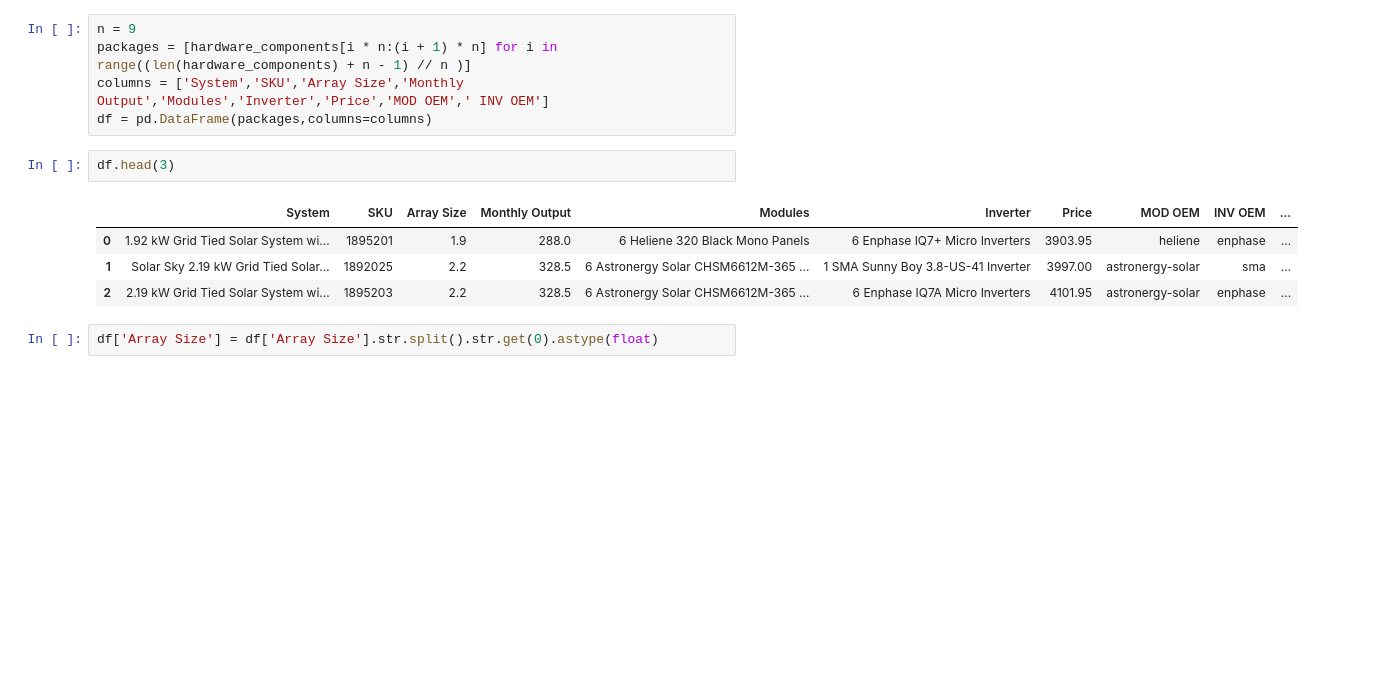
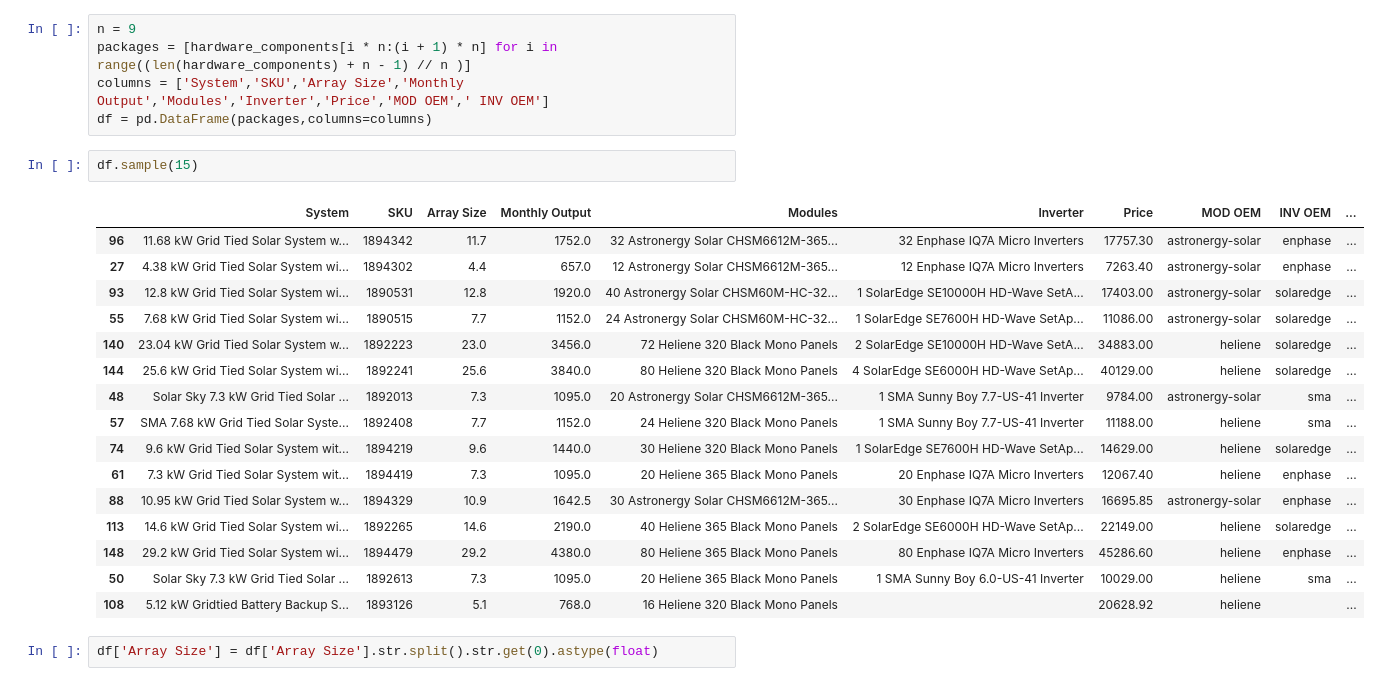
Before and after one commit to tahentx/pv_hardware, a Jupyter notebook: module_price_prediction.ipynb, the cells around one changed output. Cells and saved outputs as stored; diff of their text form; blank space fills up the shorter version.

```diff
--- a/module_price_prediction.ipynb
+++ b/module_price_prediction.ipynb
@@ -44,13 +43,25 @@ n = 9
 packages = [hardware_components[i * n:(i + 1) * n] for i in range((len(hardware_components) + n - 1) // n )]
 columns = ['System','SKU','Array Size','Monthly Output','Modules','Inverter','Price','MOD OEM',' INV OEM']
 df = pd.DataFrame(packages,columns=columns)
-# %%
-df.head(3)
-# %% [output]
-|  | System | SKU | Array Size | Monthly Output | Modules | Inverter | Price | MOD OEM | INV OEM | ... |
-| 0 | 1.92 kW Grid Tied Solar System wi... | 1895201 | 1.9 | 288.0 | 6 Heliene 320 Black Mono Panels | 6 Enphase IQ7+ Micro Inverters | 3903.95 | heliene | enphase | ... |
-| 1 | Solar Sky 2.19 kW Grid Tied Solar... | 1892025 | 2.2 | 328.5 | 6 Astronergy Solar CHSM6612M-365 ... | 1 SMA Sunny Boy 3.8-US-41 Inverter | 3997.00 | astronergy-solar | sma | ... |
-| 2 | 2.19 kW Grid Tied Solar System wi... | 1895203 | 2.2 | 328.5 | 6 Astronergy Solar CHSM6612M-365 ... | 6 Enphase IQ7A Micro Inverters | 4101.95 | astronergy-solar | enphase | ... |
+# %%
+df.sample(15)
+# %% [output]
+|  | System | SKU | Array Size | Monthly Output | Modules | Inverter | Price | MOD OEM | INV OEM | ... |
+| 96 | 11.68 kW Grid Tied Solar System w... | 1894342 | 11.7 | 1752.0 | 32 Astronergy Solar CHSM6612M-365... | 32 Enphase IQ7A Micro Inverters | 17757.30 | astronergy-solar | enphase | ... |
+| 27 | 4.38 kW Grid Tied Solar System wi... | 1894302 | 4.4 | 657.0 | 12 Astronergy Solar CHSM6612M-365... | 12 Enphase IQ7A Micro Inverters | 7263.40 | astronergy-solar | enphase | ... |
+| 93 | 12.8 kW Grid Tied Solar System wi... | 1890531 | 12.8 | 1920.0 | 40 Astronergy Solar CHSM60M-HC-32... | 1 SolarEdge SE10000H HD-Wave SetA... | 17403.00 | astronergy-solar | solaredge | ... |
+| 55 | 7.68 kW Grid Tied Solar System wi... | 1890515 | 7.7 | 1152.0 | 24 Astronergy Solar CHSM60M-HC-32... | 1 SolarEdge SE7600H HD-Wave SetAp... | 11086.00 | astronergy-solar | solaredge | ... |
+| 140 | 23.04 kW Grid Tied Solar System w... | 1892223 | 23.0 | 3456.0 | 72 Heliene 320 Black Mono Panels | 2 SolarEdge SE10000H HD-Wave SetA... | 34883.00 | heliene | solaredge | ... |
+| 144 | 25.6 kW Grid Tied Solar System wi... | 1892241 | 25.6 | 3840.0 | 80 Heliene 320 Black Mono Panels | 4 SolarEdge SE6000H HD-Wave SetAp... | 40129.00 | heliene | solaredge | ... |
+| 48 | Solar Sky 7.3 kW Grid Tied Solar ... | 1892013 | 7.3 | 1095.0 | 20 Astronergy Solar CHSM6612M-365... | 1 SMA Sunny Boy 7.7-US-41 Inverter | 9784.00 | astronergy-solar | sma | ... |
+| 57 | SMA 7.68 kW Grid Tied Solar Syste... | 1892408 | 7.7 | 1152.0 | 24 Heliene 320 Black Mono Panels | 1 SMA Sunny Boy 7.7-US-41 Inverter | 11188.00 | heliene | sma | ... |
+| 74 | 9.6 kW Grid Tied Solar System wit... | 1894219 | 9.6 | 1440.0 | 30 Heliene 320 Black Mono Panels | 1 SolarEdge SE7600H HD-Wave SetAp... | 14629.00 | heliene | solaredge | ... |
+| 61 | 7.3 kW Grid Tied Solar System wit... | 1894419 | 7.3 | 1095.0 | 20 Heliene 365 Black Mono Panels | 20 Enphase IQ7A Micro Inverters | 12067.40 | heliene | enphase | ... |
+| 88 | 10.95 kW Grid Tied Solar System w... | 1894329 | 10.9 | 1642.5 | 30 Astronergy Solar CHSM6612M-365... | 30 Enphase IQ7A Micro Inverters | 16695.85 | astronergy-solar | enphase | ... |
+| 113 | 14.6 kW Grid Tied Solar System wi... | 1892265 | 14.6 | 2190.0 | 40 Heliene 365 Black Mono Panels | 2 SolarEdge SE6000H HD-Wave SetAp... | 22149.00 | heliene | solaredge | ... |
+| 148 | 29.2 kW Grid Tied Solar System wi... | 1894479 | 29.2 | 4380.0 | 80 Heliene 365 Black Mono Panels | 80 Enphase IQ7A Micro Inverters | 45286.60 | heliene | enphase | ... |
+| 50 | Solar Sky 7.3 kW Grid Tied Solar ... | 1892613 | 7.3 | 1095.0 | 20 Heliene 365 Black Mono Panels | 1 SMA Sunny Boy 6.0-US-41 Inverter | 10029.00 | heliene | sma | ... |
+| 108 | 5.12 kW Gridtied Battery Backup S... | 1893126 | 5.1 | 768.0 | 16 Heliene 320 Black Mono Panels |  | 20628.92 | heliene |  | ... |
 # %%
 df['Array Size'] = df['Array Size'].str.split().str.get(0).astype(float)
 # %%
```
Also changed, not shown: parts of 7 cells of this notebook.
